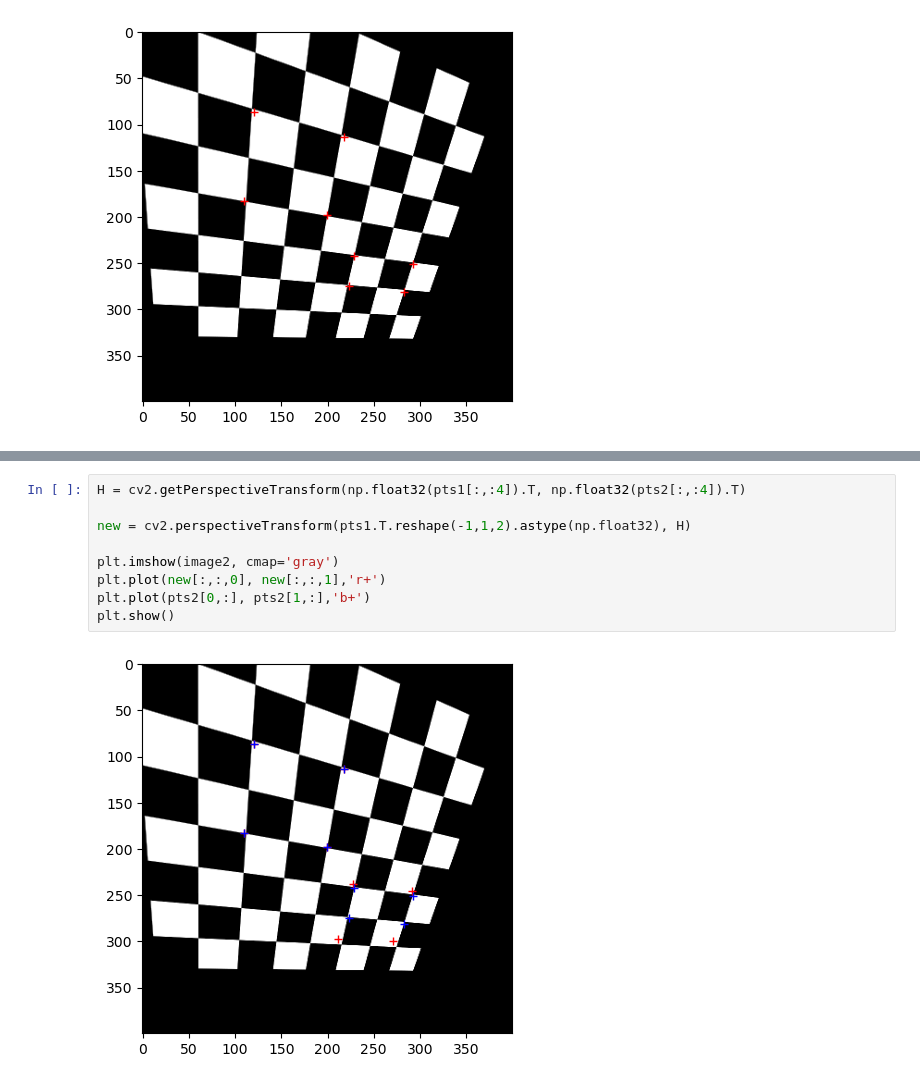
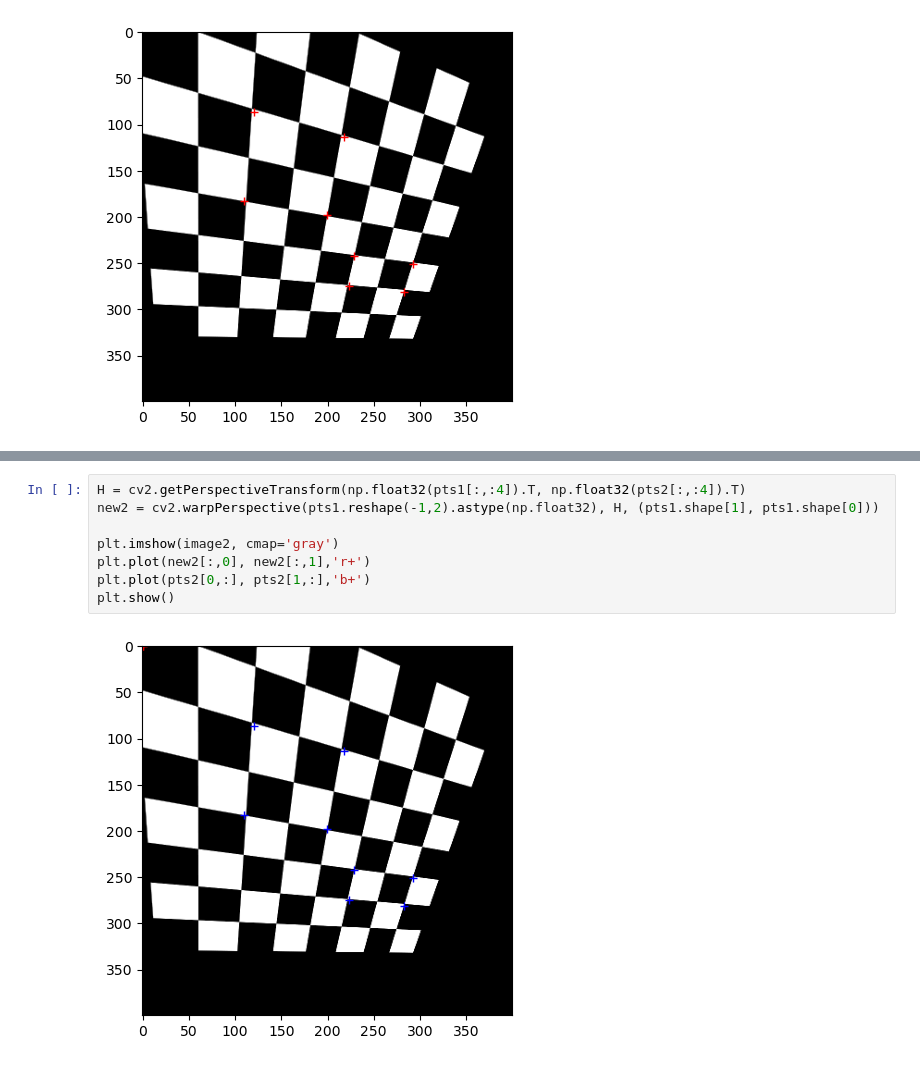
Before and after one commit to lamiselsayed/Computer-Vision-Repository, a Jupyter notebook: Quiz 02 Practice.ipynb, the cells around one changed output, grey strips where cells are left out. Cells and saved outputs as stored; diff of their text form.

```diff
--- a/Quiz 02 Practice.ipynb
+++ b/Quiz 02 Practice.ipynb
@@ -197,11 +210,10 @@ plt.plot(pts2[0,:], pts2[1,:],'r+')
 # %%
 H = cv2.getPerspectiveTransform(np.float32(pts1[:,:4]).T, np.float32(pts2[:,:4]).T)
-
-new = cv2.perspectiveTransform(pts1.T.reshape(-1,1,2).astype(np.float32), H)
+new2 = cv2.warpPerspective(pts1.reshape(-1,2).astype(np.float32), H, (pts1.shape[1], pts1.shape[0]))
 
 plt.imshow(image2, cmap='gray')
-plt.plot(new[:,:,0], new[:,:,1],'r+')
+plt.plot(new2[:,0], new2[:,1],'r+')
 plt.plot(pts2[0,:], pts2[1,:],'b+')
 plt.show()
 # %% [output]
-[figure, old version]
+[figure, new version]
```
Also changed, not shown: parts of 3 cells of this notebook.
